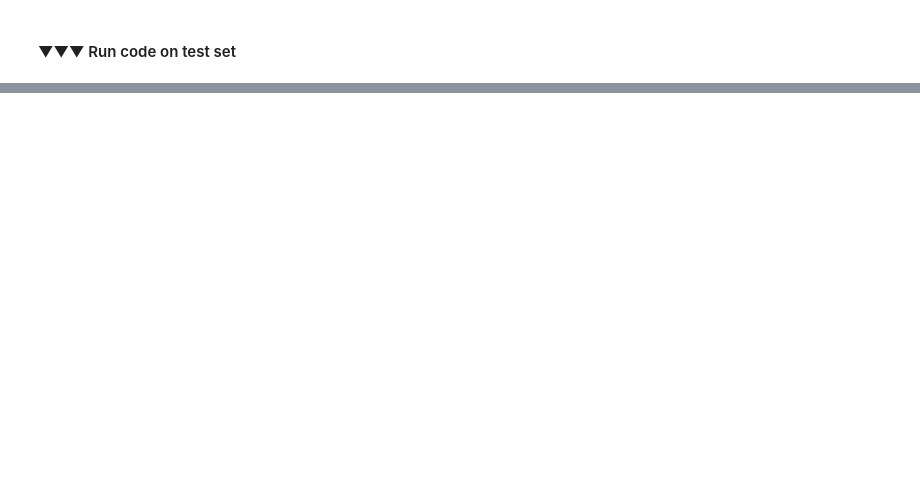
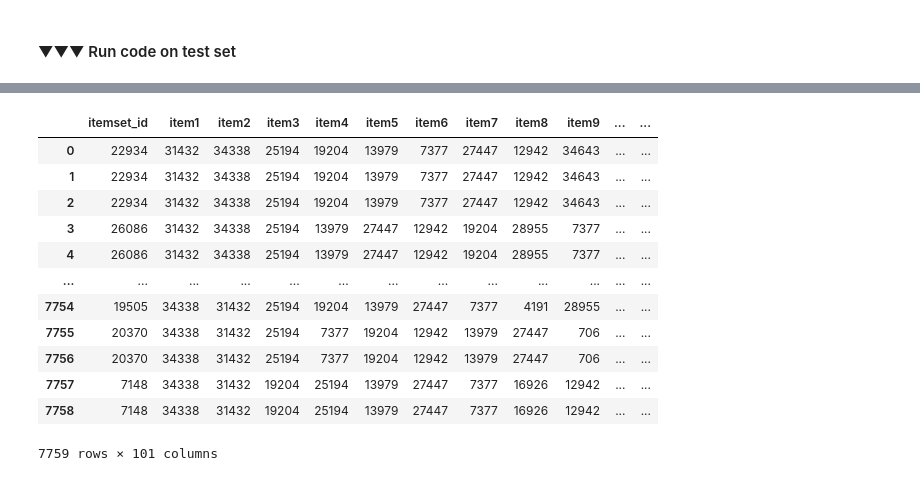
Before and after one commit to saemee007/CF-with-CL, a Jupyter notebook: evaluation_final.ipynb, the cells around one changed output, grey strips where cells are left out. Saved outputs shown, nothing was run; the diff lists cells and outputs as text; code cells hidden in the pictures; blank space fills up the shorter version.

```diff
--- a/evaluation_final.ipynb
+++ b/evaluation_final.ipynb
@@ -288,9 +292,9 @@ test_df = pd.read_csv('/home/nas3_userL/sohyunjeong/work_dir/etc/23spring/hw2/da
 # itemset_item: caculated at validation
 itemset_item_tensor = torch.tensor(itemset_item).float()
 
-if torch.cuda.is_available():
-    sim = sim.to('cuda')
-    itemset_item_tensor = itemset_item_tensor.to('cuda')
+# if torch.cuda.is_available():
+#     sim = sim.to('cuda')
+#     itemset_item_tensor = itemset_item_tensor.to('cuda')
 # %%
 test_df['candidate_items'] = None
 
@@ -313,0 +316,6 @@ test_sub.to_csv('/home/nas4_user/hawonjeong/courses/ai506/DM_termproj/results/it
+# %%
+# For submission
+test_sub = test_df.copy()
+test_sub = test_sub.drop("item_id", axis = 1)
+
+print(test_sub)
@@ -313,0 +337,27 @@ test_sub.to_csv('/home/nas4_user/hawonjeong/courses/ai506/DM_termproj/results/it
+# %%
+columns = ['itemset_id'] + ['item{}'.format(i) for i in range(1, 101)]
+
+data = {}
+
+data['itemset_id'] = test_sub['itemset_id']
+
+for i, item_col in enumerate(test_sub['candidate_items'].apply(pd.Series).columns, start=1):
+    data['item{}'.format(i)] = test_sub['candidate_items'].apply(pd.Series)[item_col]
+
+new_df = pd.DataFrame(data, columns=columns)
+# %%
+new_df
+# %% [output]
+|  | itemset_id | item1 | item2 | item3 | item4 | item5 | item6 | item7 | item8 | item9 | ... | ... |
+| 0 | 22934 | 31432 | 34338 | 25194 | 19204 | 13979 | 7377 | 27447 | 12942 | 34643 | ... | ... |
+| 1 | 22934 | 31432 | 34338 | 25194 | 19204 | 13979 | 7377 | 27447 | 12942 | 34643 | ... | ... |
+| 2 | 22934 | 31432 | 34338 | 25194 | 19204 | 13979 | 7377 | 27447 | 12942 | 34643 | ... | ... |
+| 3 | 26086 | 31432 | 34338 | 25194 | 13979 | 27447 | 12942 | 19204 | 28955 | 7377 | ... | ... |
+| 4 | 26086 | 31432 | 34338 | 25194 | 13979 | 27447 | 12942 | 19204 | 28955 | 7377 | ... | ... |
+| ... | ... | ... | ... | ... | ... | ... | ... | ... | ... | ... | ... | ... |
+| 7754 | 19505 | 34338 | 31432 | 25194 | 19204 | 13979 | 27447 | 7377 | 4191 | 28955 | ... | ... |
+| 7755 | 20370 | 34338 | 31432 | 25194 | 7377 | 19204 | 12942 | 13979 | 27447 | 706 | ... | ... |
+| 7756 | 20370 | 34338 | 31432 | 25194 | 7377 | 19204 | 12942 | 13979 | 27447 | 706 | ... | ... |
+| 7757 | 7148 | 34338 | 31432 | 19204 | 25194 | 13979 | 27447 | 7377 | 16926 | 12942 | ... | ... |
+| 7758 | 7148 | 34338 | 31432 | 19204 | 25194 | 13979 | 27447 | 7377 | 16926 | 12942 | ... | ... |
+7759 rows × 101 columns
```
Also changed, not shown: parts of 15 cells of this notebook.
